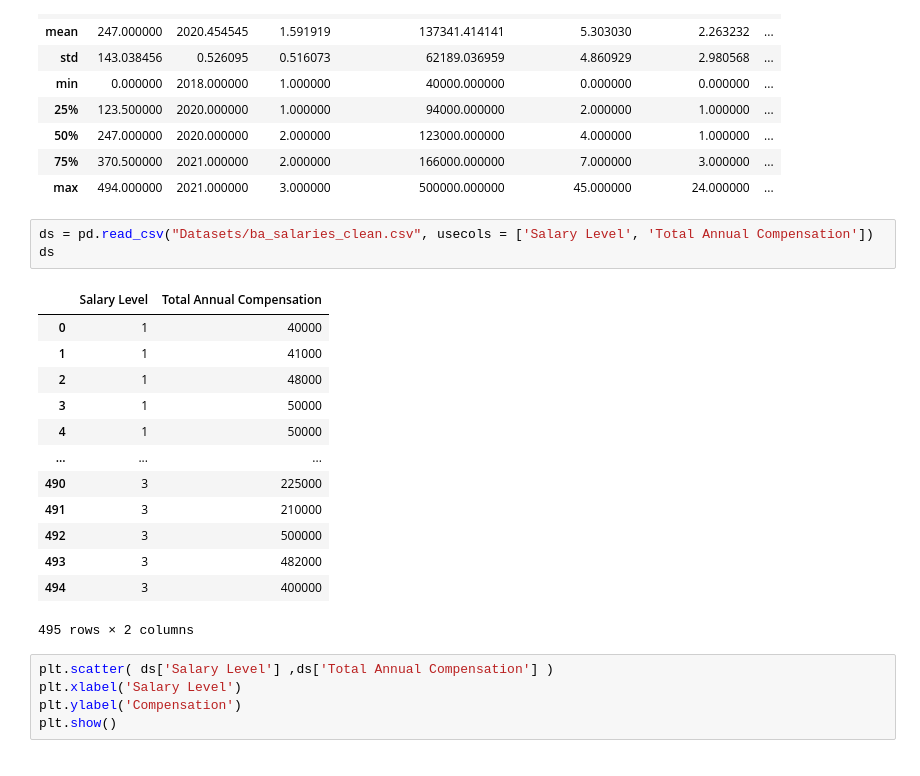
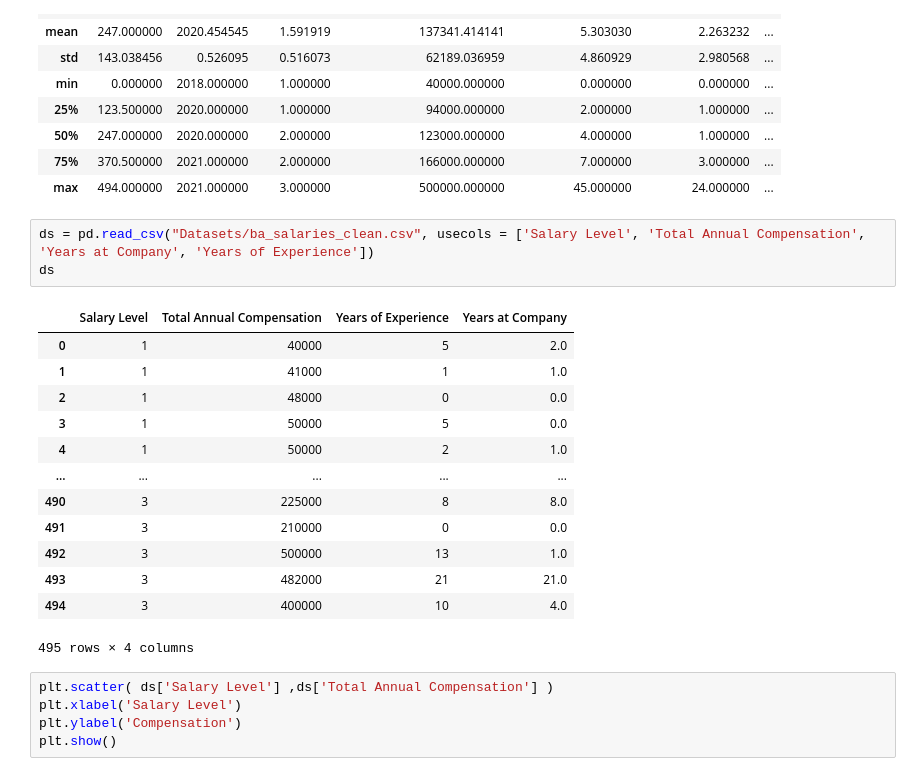
Before and after one commit to erick38f89/Salary_Prediction_Project, a Jupyter notebook: Linear Regressions/BA Jobs Random Forest.ipynb, the cells around one changed output. Drawn from its saved outputs; the diff is of its cells as text.

```diff
--- a/BA Jobs Linear Regression.ipynb
+++ b/Linear Regressions/BA Jobs Random Forest.ipynb
@@ -39,22 +40,22 @@ dataset.describe ()
 | 75% | 370.500000 | 2021.000000 | 2.000000 | 166000.000000 | 7.000000 | 3.000000 | ... |
 | max | 494.000000 | 2021.000000 | 3.000000 | 500000.000000 | 45.000000 | 24.000000 | ... |
 # %%
-ds = pd.read_csv("Datasets/ba_salaries_clean.csv", usecols = ['Salary Level', 'Total Annual Compensation'])
+ds = pd.read_csv("Datasets/ba_salaries_clean.csv", usecols = ['Salary Level', 'Total Annual Compensation', 'Years at Company', 'Years of Experience'])
 ds
 # %% [output]
-|  | Salary Level | Total Annual Compensation |
-| 0 | 1 | 40000 |
-| 1 | 1 | 41000 |
-| 2 | 1 | 48000 |
-| 3 | 1 | 50000 |
-| 4 | 1 | 50000 |
-| ... | ... | ... |
-| 490 | 3 | 225000 |
-| 491 | 3 | 210000 |
-| 492 | 3 | 500000 |
-| 493 | 3 | 482000 |
-| 494 | 3 | 400000 |
+|  | Salary Level | Total Annual Compensation | Years of Experience | Years at Company |
+| 0 | 1 | 40000 | 5 | 2.0 |
+| 1 | 1 | 41000 | 1 | 1.0 |
+| 2 | 1 | 48000 | 0 | 0.0 |
+| 3 | 1 | 50000 | 5 | 0.0 |
+| 4 | 1 | 50000 | 2 | 1.0 |
+| ... | ... | ... | ... | ... |
+| 490 | 3 | 225000 | 8 | 8.0 |
+| 491 | 3 | 210000 | 0 | 0.0 |
+| 492 | 3 | 500000 | 13 | 1.0 |
+| 493 | 3 | 482000 | 21 | 21.0 |
+| 494 | 3 | 400000 | 10 | 4.0 |
-495 rows × 2 columns
+495 rows × 4 columns
 # %%
 plt.scatter( ds['Salary Level'] ,ds['Total Annual Compensation'] )
 plt.xlabel('Salary Level')
```
Also changed, not shown: parts of 9 cells of this notebook, 22 other files.
